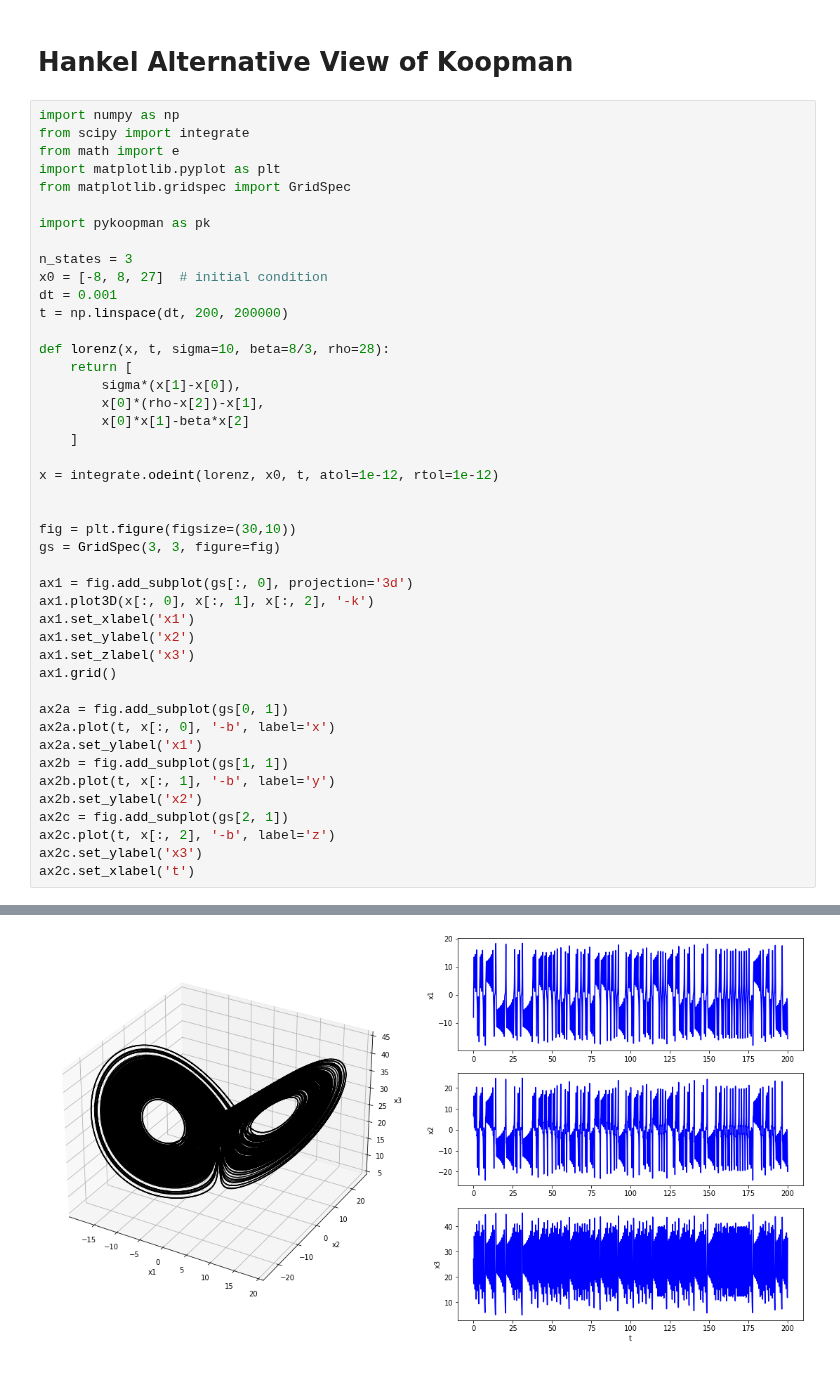
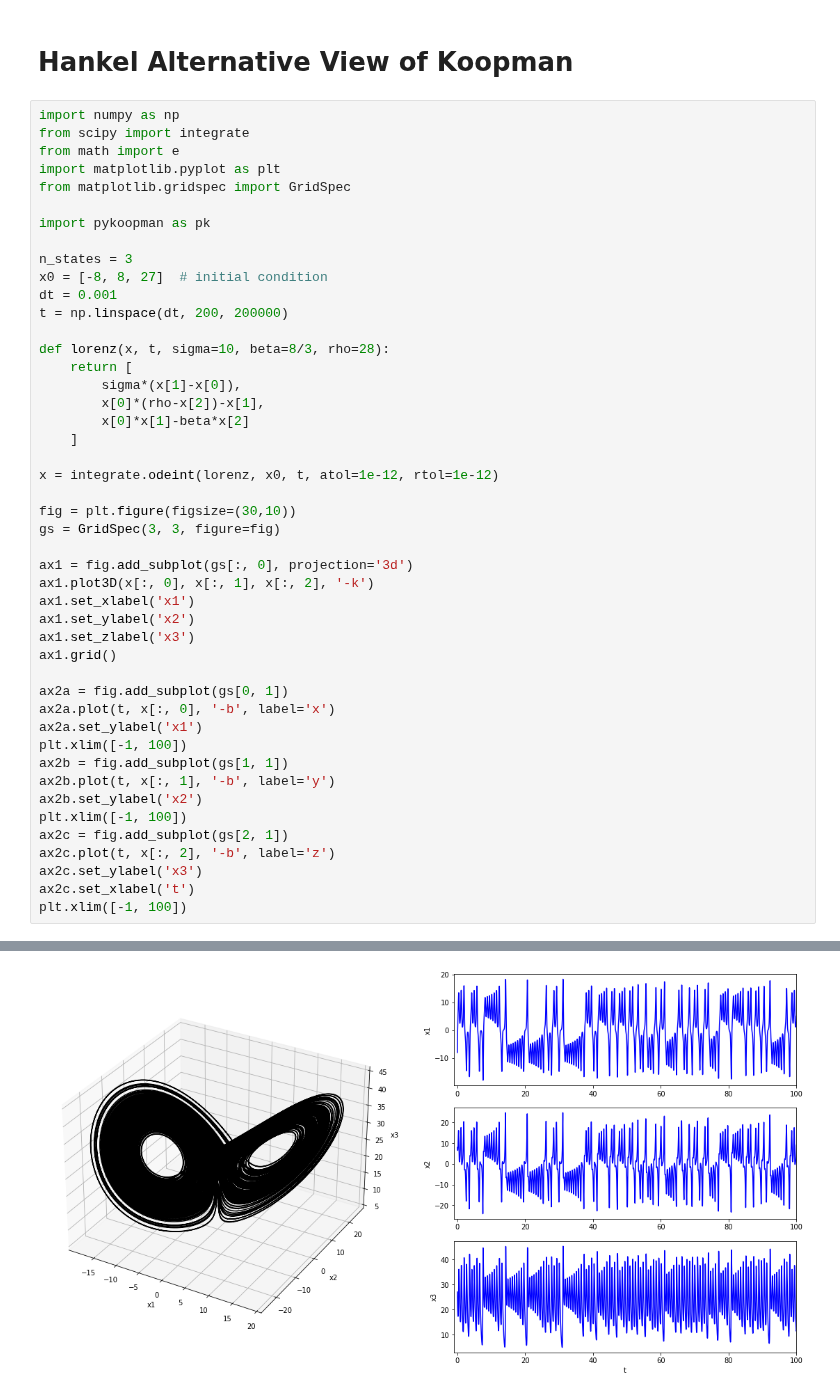
Before and after one commit to dynamicslab/pykoopman, a Jupyter notebook: examples/tutorial_havok.ipynb, the cells around one changed output, grey strips where cells are left out. Saved outputs shown, nothing was run; the diff lists cells and outputs as text.

```diff
--- a/examples/tutorial_havok.ipynb
+++ b/examples/tutorial_havok.ipynb
@@ -23,7 +23,6 @@ def lorenz(x, t, sigma=10, beta=8/3, rho=28):
 
 x = integrate.odeint(lorenz, x0, t, atol=1e-12, rtol=1e-12)
 
-
 fig = plt.figure(figsize=(30,10))
 gs = GridSpec(3, 3, figure=fig)
 
@@ -37,11 +36,14 @@ ax1.grid()
 ax2a = fig.add_subplot(gs[0, 1])
 ax2a.plot(t, x[:, 0], '-b', label='x')
 ax2a.set_ylabel('x1')
+plt.xlim([-1, 100])
 ax2b = fig.add_subplot(gs[1, 1])
 ax2b.plot(t, x[:, 1], '-b', label='y')
 ax2b.set_ylabel('x2')
+plt.xlim([-1, 100])
 ax2c = fig.add_subplot(gs[2, 1])
 ax2c.plot(t, x[:, 2], '-b', label='z')
 ax2c.set_ylabel('x3')
 ax2c.set_xlabel('t')
+plt.xlim([-1, 100])
 # %% [output]
@@ -49,2 +51,2 @@ Text(0.5, 0, 't')
-[figure, old version]
+[figure, new version]
 # %%
```
Also changed, not shown: parts of 5 cells of this notebook, 1 other file.
